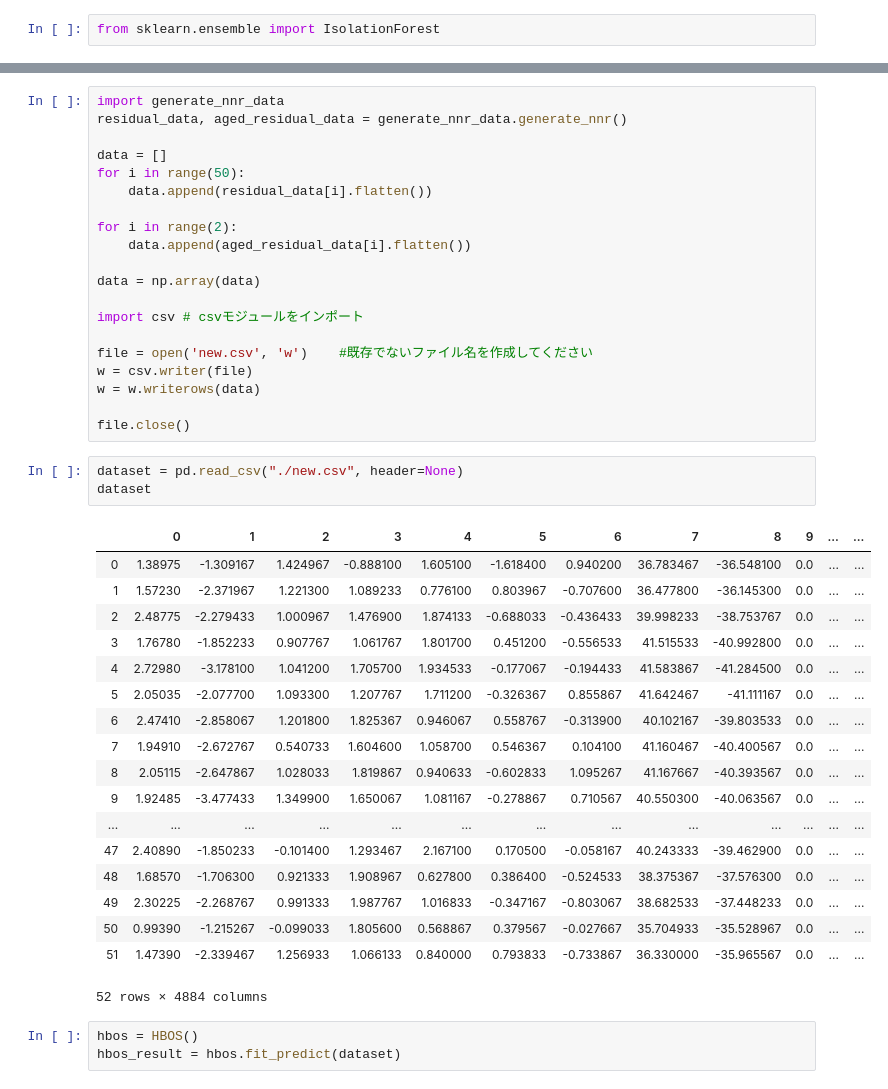
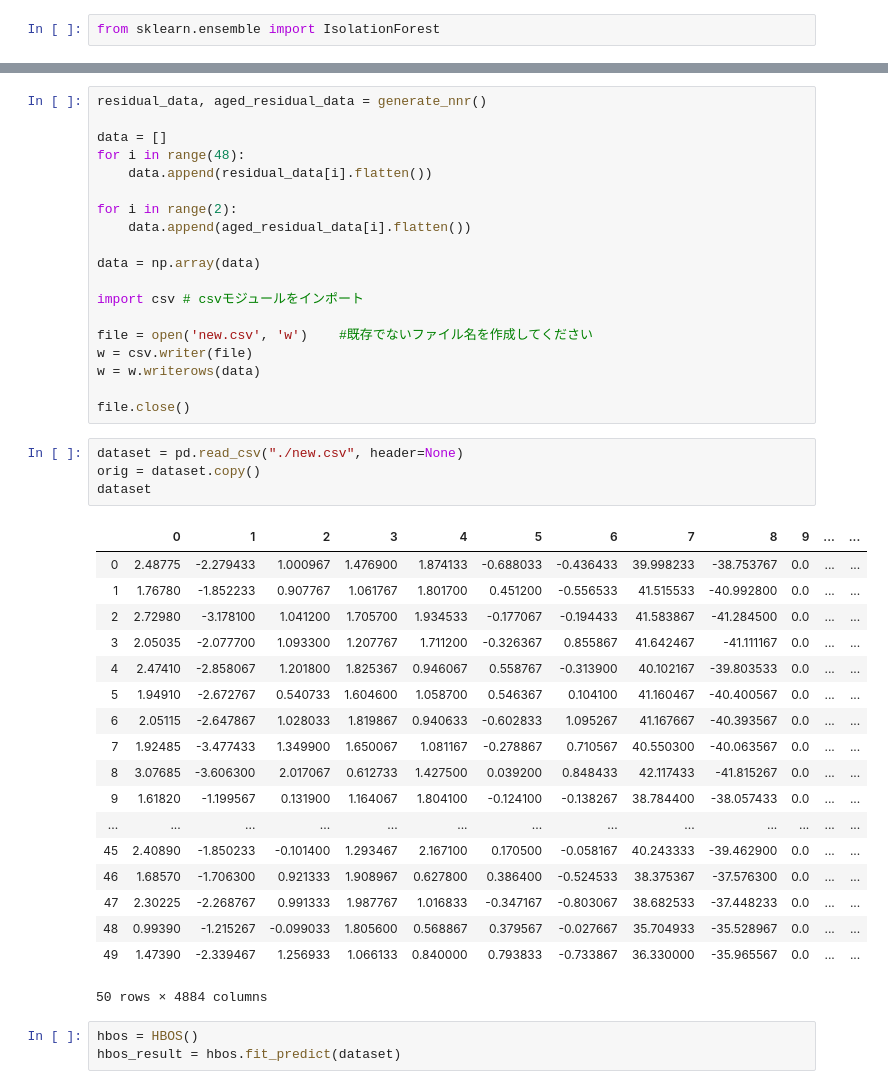
Before and after one commit to yuya-isaka/machine_learning, a Jupyter notebook: NNR/HBOS.ipynb, the cells around one changed output, grey strips where cells are left out. Saved outputs shown, nothing was run; the diff lists cells and outputs as text.

```diff
--- a/NNR/HBOS.ipynb
+++ b/NNR/HBOS.ipynb
@@ -281,9 +346,8 @@ from sklearn.ensemble import IsolationForest
 # %%
-import generate_nnr_data
-residual_data, aged_residual_data = generate_nnr_data.generate_nnr()
+residual_data, aged_residual_data = generate_nnr()
 
 data = []
-for i in range(50):
+for i in range(48):
     data.append(residual_data[i].flatten())
 
 for i in range(2):
@@ -300,26 +364,27 @@ w = w.writerows(data)
 file.close()
 # %%
 dataset = pd.read_csv("./new.csv", header=None)
+orig = dataset.copy()
 dataset
 # %% [output]
 |  | 0 | 1 | 2 | 3 | 4 | 5 | 6 | 7 | 8 | 9 | ... | ... |
-| 0 | 1.38975 | -1.309167 | 1.424967 | -0.888100 | 1.605100 | -1.618400 | 0.940200 | 36.783467 | -36.548100 | 0.0 | ... | ... |
-| 1 | 1.57230 | -2.371967 | 1.221300 | 1.089233 | 0.776100 | 0.803967 | -0.707600 | 36.477800 | -36.145300 | 0.0 | ... | ... |
-| 2 | 2.48775 | -2.279433 | 1.000967 | 1.476900 | 1.874133 | -0.688033 | -0.436433 | 39.998233 | -38.753767 | 0.0 | ... | ... |
-| 3 | 1.76780 | -1.852233 | 0.907767 | 1.061767 | 1.801700 | 0.451200 | -0.556533 | 41.515533 | -40.992800 | 0.0 | ... | ... |
-| 4 | 2.72980 | -3.178100 | 1.041200 | 1.705700 | 1.934533 | -0.177067 | -0.194433 | 41.583867 | -41.284500 | 0.0 | ... | ... |
-| 5 | 2.05035 | -2.077700 | 1.093300 | 1.207767 | 1.711200 | -0.326367 | 0.855867 | 41.642467 | -41.111167 | 0.0 | ... | ... |
-| 6 | 2.47410 | -2.858067 | 1.201800 | 1.825367 | 0.946067 | 0.558767 | -0.313900 | 40.102167 | -39.803533 | 0.0 | ... | ... |
-| 7 | 1.94910 | -2.672767 | 0.540733 | 1.604600 | 1.058700 | 0.546367 | 0.104100 | 41.160467 | -40.400567 | 0.0 | ... | ... |
-| 8 | 2.05115 | -2.647867 | 1.028033 | 1.819867 | 0.940633 | -0.602833 | 1.095267 | 41.167667 | -40.393567 | 0.0 | ... | ... |
-| 9 | 1.92485 | -3.477433 | 1.349900 | 1.650067 | 1.081167 | -0.278867 | 0.710567 | 40.550300 | -40.063567 | 0.0 | ... | ... |
+| 0 | 2.48775 | -2.279433 | 1.000967 | 1.476900 | 1.874133 | -0.688033 | -0.436433 | 39.998233 | -38.753767 | 0.0 | ... | ... |
+| 1 | 1.76780 | -1.852233 | 0.907767 | 1.061767 | 1.801700 | 0.451200 | -0.556533 | 41.515533 | -40.992800 | 0.0 | ... | ... |
+| 2 | 2.72980 | -3.178100 | 1.041200 | 1.705700 | 1.934533 | -0.177067 | -0.194433 | 41.583867 | -41.284500 | 0.0 | ... | ... |
+| 3 | 2.05035 | -2.077700 | 1.093300 | 1.207767 | 1.711200 | -0.326367 | 0.855867 | 41.642467 | -41.111167 | 0.0 | ... | ... |
+| 4 | 2.47410 | -2.858067 | 1.201800 | 1.825367 | 0.946067 | 0.558767 | -0.313900 | 40.102167 | -39.803533 | 0.0 | ... | ... |
+| 5 | 1.94910 | -2.672767 | 0.540733 | 1.604600 | 1.058700 | 0.546367 | 0.104100 | 41.160467 | -40.400567 | 0.0 | ... | ... |
+| 6 | 2.05115 | -2.647867 | 1.028033 | 1.819867 | 0.940633 | -0.602833 | 1.095267 | 41.167667 | -40.393567 | 0.0 | ... | ... |
+| 7 | 1.92485 | -3.477433 | 1.349900 | 1.650067 | 1.081167 | -0.278867 | 0.710567 | 40.550300 | -40.063567 | 0.0 | ... | ... |
+| 8 | 3.07685 | -3.606300 | 2.017067 | 0.612733 | 1.427500 | 0.039200 | 0.848433 | 42.117433 | -41.815267 | 0.0 | ... | ... |
+| 9 | 1.61820 | -1.199567 | 0.131900 | 1.164067 | 1.804100 | -0.124100 | -0.138267 | 38.784400 | -38.057433 | 0.0 | ... | ... |
 | ... | ... | ... | ... | ... | ... | ... | ... | ... | ... | ... | ... | ... |
-| 47 | 2.40890 | -1.850233 | -0.101400 | 1.293467 | 2.167100 | 0.170500 | -0.058167 | 40.243333 | -39.462900 | 0.0 | ... | ... |
-| 48 | 1.68570 | -1.706300 | 0.921333 | 1.908967 | 0.627800 | 0.386400 | -0.524533 | 38.375367 | -37.576300 | 0.0 | ... | ... |
-| 49 | 2.30225 | -2.268767 | 0.991333 | 1.987767 | 1.016833 | -0.347167 | -0.803067 | 38.682533 | -37.448233 | 0.0 | ... | ... |
-| 50 | 0.99390 | -1.215267 | -0.099033 | 1.805600 | 0.568867 | 0.379567 | -0.027667 | 35.704933 | -35.528967 | 0.0 | ... | ... |
-| 51 | 1.47390 | -2.339467 | 1.256933 | 1.066133 | 0.840000 | 0.793833 | -0.733867 | 36.330000 | -35.965567 | 0.0 | ... | ... |
+| 45 | 2.40890 | -1.850233 | -0.101400 | 1.293467 | 2.167100 | 0.170500 | -0.058167 | 40.243333 | -39.462900 | 0.0 | ... | ... |
+| 46 | 1.68570 | -1.706300 | 0.921333 | 1.908967 | 0.627800 | 0.386400 | -0.524533 | 38.375367 | -37.576300 | 0.0 | ... | ... |
+| 47 | 2.30225 | -2.268767 | 0.991333 | 1.987767 | 1.016833 | -0.347167 | -0.803067 | 38.682533 | -37.448233 | 0.0 | ... | ... |
+| 48 | 0.99390 | -1.215267 | -0.099033 | 1.805600 | 0.568867 | 0.379567 | -0.027667 | 35.704933 | -35.528967 | 0.0 | ... | ... |
+| 49 | 1.47390 | -2.339467 | 1.256933 | 1.066133 | 0.840000 | 0.793833 | -0.733867 | 36.330000 | -35.965567 | 0.0 | ... | ... |
-52 rows × 4884 columns
+50 rows × 4884 columns
 # %%
 hbos = HBOS()
 hbos_result = hbos.fit_predict(dataset)
```
Also changed, not shown: parts of 10 cells of this notebook, 2 other files.
